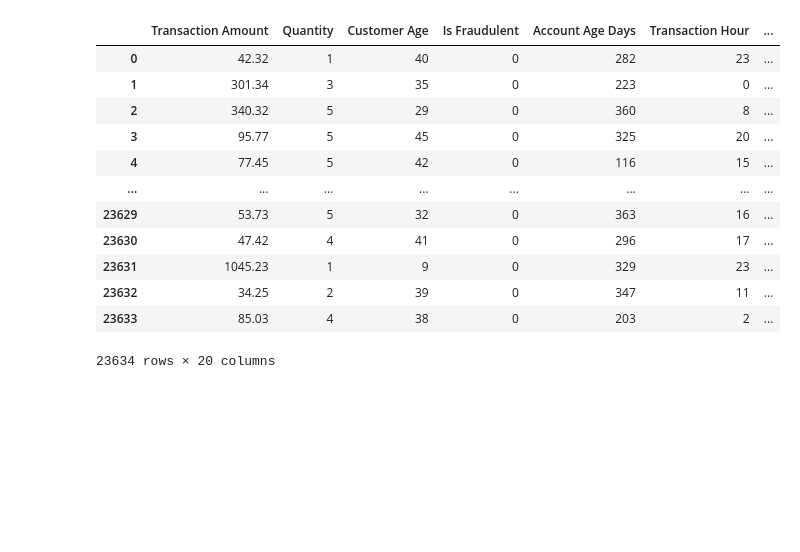
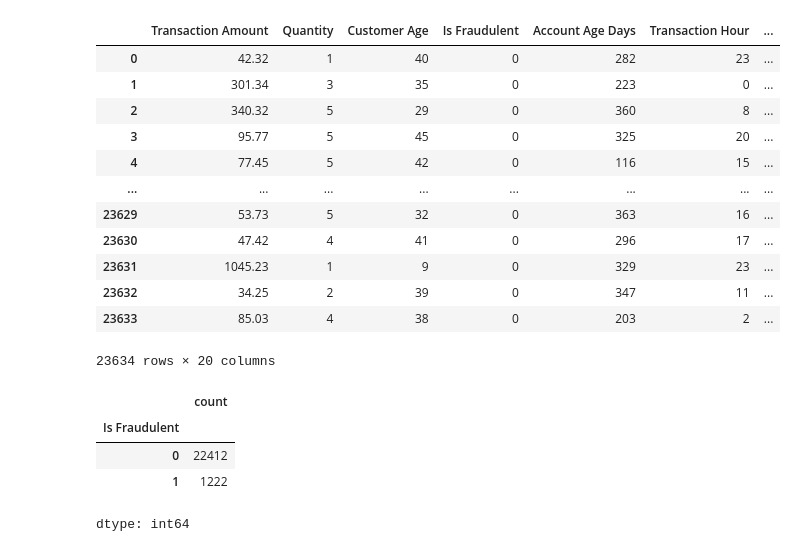
Before and after one commit to muajnstu/Large_Scale_Implementation_of_DSK_Chain, a Jupyter notebook: Data_Preparation_of_Fraud_Transaction_data.ipynb, the cells around one changed output. Cells and saved outputs as stored; diff of their text form; code cells hidden in the pictures; blank space fills up the shorter version.

```diff
--- a/Data_Preparation_of_Fraud_Transaction_data.ipynb
+++ b/Data_Preparation_of_Fraud_Transaction_data.ipynb
@@ -61,3 +61,11 @@ df
 | 23632 | 34.25 | 2 | 39 | 0 | 347 | 11 | ... |
 | 23633 | 85.03 | 4 | 38 | 0 | 203 | 2 | ... |
 23634 rows × 20 columns
+# %%
+display(df['Is Fraudulent'].value_counts())
+# %% [output]
+|  | count |
+| Is Fraudulent |  |
+| 0 | 22412 |
+| 1 | 1222 |
+dtype: int64
```
Also changed, not shown: parts of 2 cells of this notebook.
